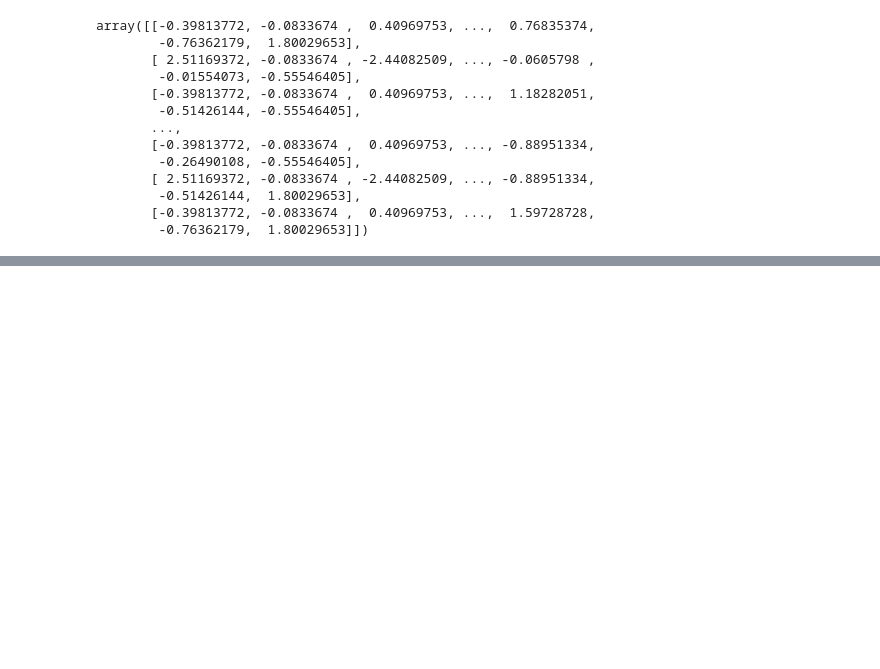
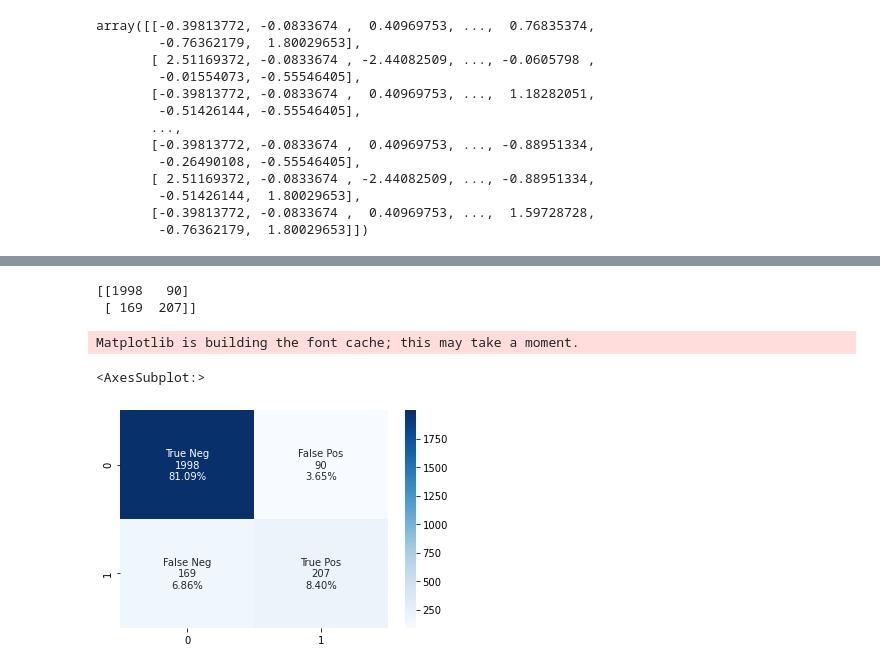
Before and after one commit to deeplearningunb/online-shopping-analyzer, a Jupyter notebook: neural_network.ipynb, the cells around one changed output, grey strips where cells are left out. Drawn from its saved outputs; the diff is of its cells as text; code cells hidden in the pictures; blank space fills up the shorter version.

```diff
--- a/neural_network.ipynb
+++ b/neural_network.ipynb
@@ -106,3 +106,5 @@ array([[-0.39813772, -0.0833674 ,  0.40969753, ...,  0.76835374,
         -0.51426144,  1.80029653],
        [-0.39813772, -0.0833674 ,  0.40969753, ...,  1.59728728,
         -0.76362179,  1.80029653]])
+# %%
+ann.fit(X_train, y_train, batch_size = 32, epochs = 150)
@@ -108,0 +138,5 @@ array([[-0.39813772, -0.0833674 ,  0.40969753, ...,  0.76835374,
+# %%
+#probabilidade da pessoa comprar no site ou não
+#probabilidade de gerar receita ou não
+y_pred = ann.predict(X_test)
+y_pred
@@ -108,0 +151,4 @@ array([[-0.39813772, -0.0833674 ,  0.40969753, ...,  0.76835374,
+# %%
+#0.7 é o threshold
+y_pred = (y_pred > 0.50)
+y_pred
@@ -108,0 +163,24 @@ array([[-0.39813772, -0.0833674 ,  0.40969753, ...,  0.76835374,
+# %%
+#acertou 1985 e 232
+#errou 103 e 144
+from sklearn.metrics import confusion_matrix
+cm = confusion_matrix(y_test, y_pred)
+print(cm)
+# %% [output]
+[[1998   90]
+ [ 169  207]]
+# %%
+import seaborn as sns
+group_names = ['True Neg','False Pos','False Neg','True Pos']
+group_counts = ["{0:0.0f}".format(value) for value in
+                cm.flatten()]
+group_percentages = ["{0:.2%}".format(value) for value in
+                     cm.flatten()/np.sum(cm)]
+labels = [f"{v1}\n{v2}\n{v3}" for v1, v2, v3 in
+          zip(group_names,group_counts,group_percentages)]
+labels = np.asarray(labels).reshape(2,2)
+sns.heatmap(cm, annot=labels, fmt='', cmap='Blues')
+# %% [output]
+Matplotlib is building the font cache; this may take a moment.
+<AxesSubplot:>
+[figure, added]
```
Also changed, not shown: parts of 5 cells of this notebook.
